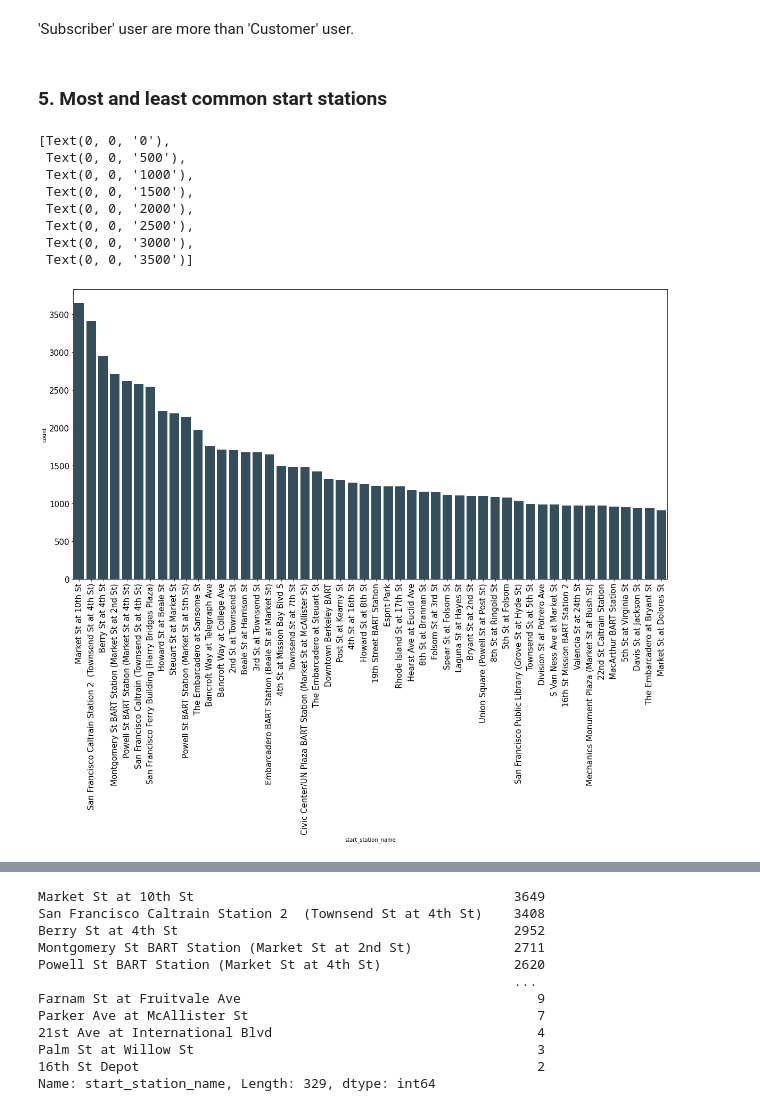
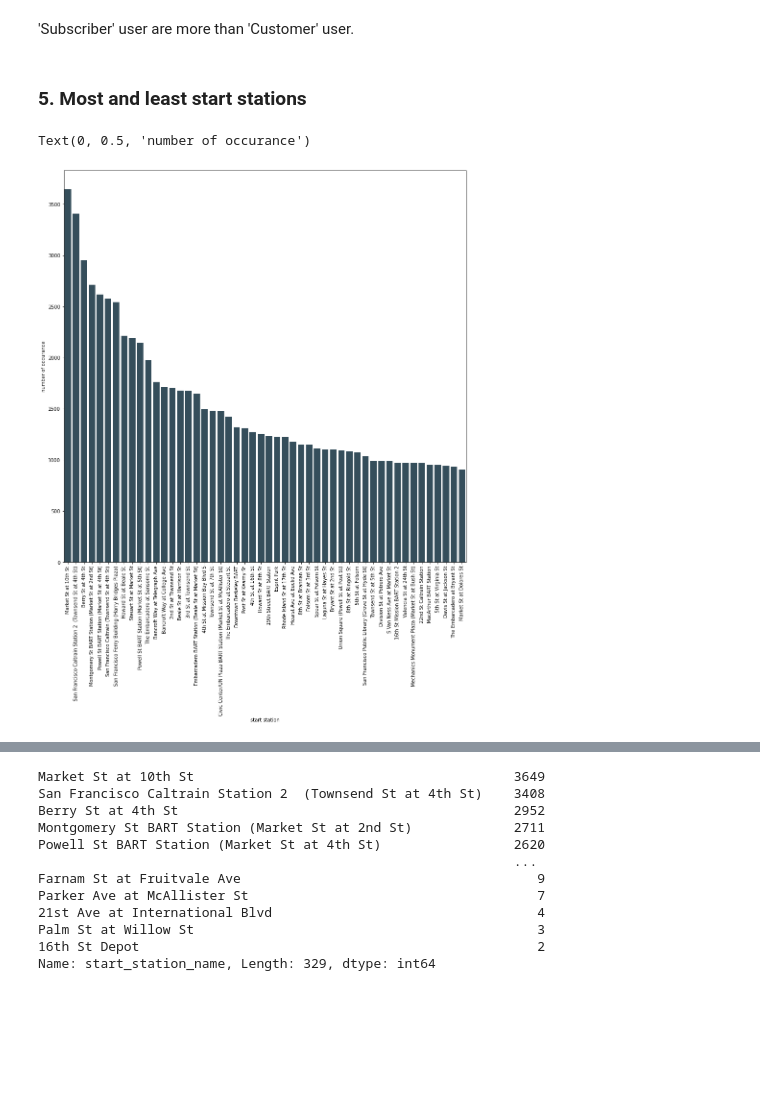
Before and after one commit to hagerElsehaimy/communicate-data-findings-FordGoBike, a Jupyter notebook: exploration_template.ipynb, the cells around one changed output, grey strips where cells are left out. Cells and saved outputs as stored; diff of their text form; code cells hidden in the pictures; blank space fills up the shorter version.

Commit message:
univariant exploration most and least start stations

```diff
--- a/exploration_template.ipynb
+++ b/exploration_template.ipynb
@@ -394,20 +394,15 @@ sb.countplot(data = new_df, x = 'user_type', color = "#2F5061");
 # %% [markdown]
 'Subscriber' user are more than 'Customer' user.
 # %% [markdown]
-### 5. Most and least common start stations
+### 5. Most and least start stations
 # %%
-fig, ax = plt.subplots(figsize=(20, 10))
+fig, ax = plt.subplots(figsize=(15, 15))
 station_plot=sb.countplot(data=new_df, x='start_station_name', order=new_df.start_station_name.value_counts(ascending=False)[0:50].index,color = "#2F5061",ax=ax)
-station_plot.set_xticklabels(labels=new_df.start_station_name.value_counts(ascending=False).keys(),rotation=90,size=15)
-station_plot.set_yticklabels(labels=[i for i in range(0,4000,500)],size=15)
+station_plot.set_xticklabels(labels=new_df.start_station_name.value_counts(ascending=False).keys(),rotation=90,size=10)
+station_plot.set_yticklabels(labels=[i for i in range(0,4000,500)],size=10)
+station_plot.set_xlabel('start station', fontsize=10)
+station_plot.set_ylabel('number of occurance', fontsize=10)
 # %% [output]
-[Text(0, 0, '0'),
- Text(0, 0, '500'),
- Text(0, 0, '1000'),
- Text(0, 0, '1500'),
- Text(0, 0, '2000'),
- Text(0, 0, '2500'),
- Text(0, 0, '3000'),
- Text(0, 0, '3500')]
+Text(0, 0.5, 'number of occurance')
-[figure, old version]
+[figure, new version]
 # %%
```
Also changed, not shown: parts of 2 cells of this notebook.
